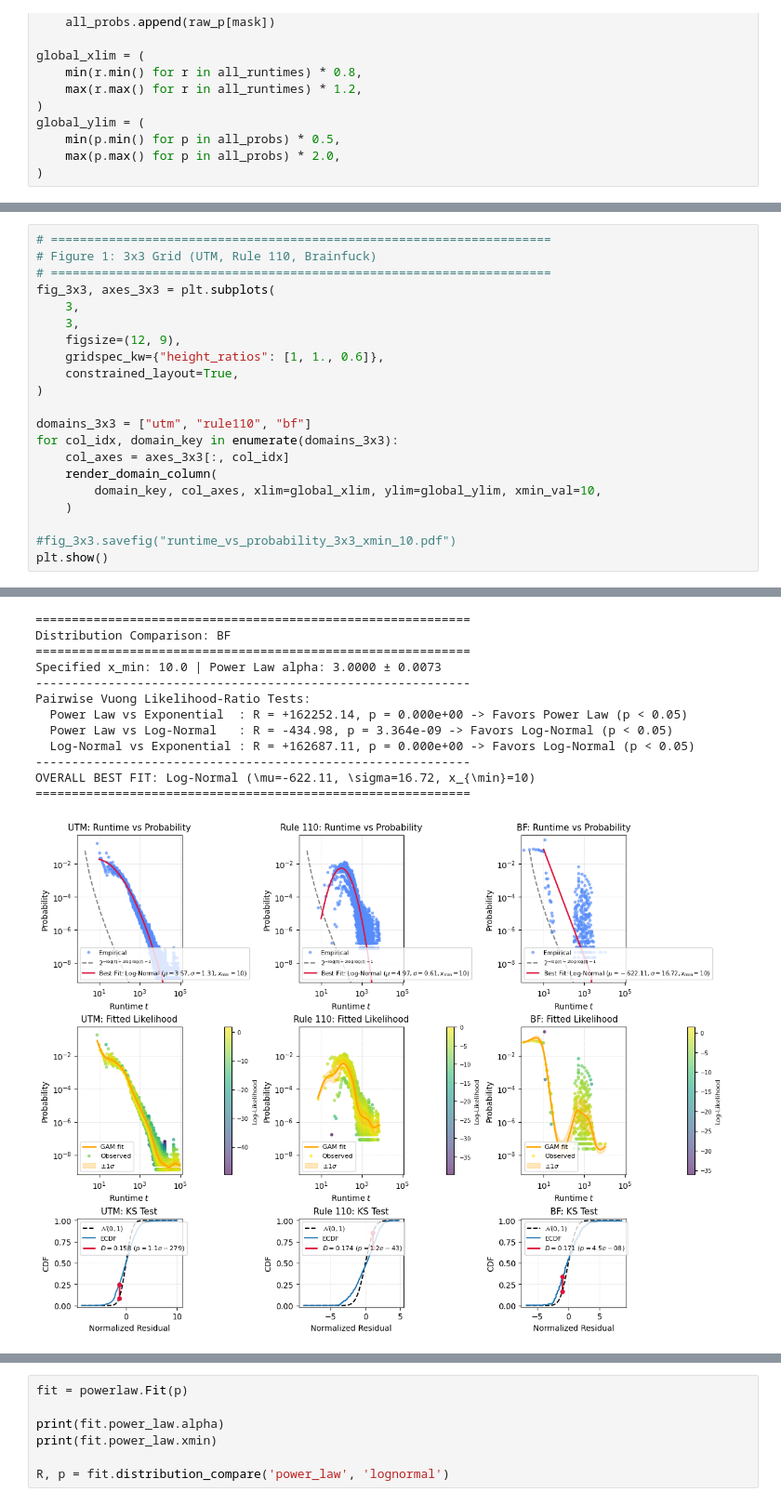
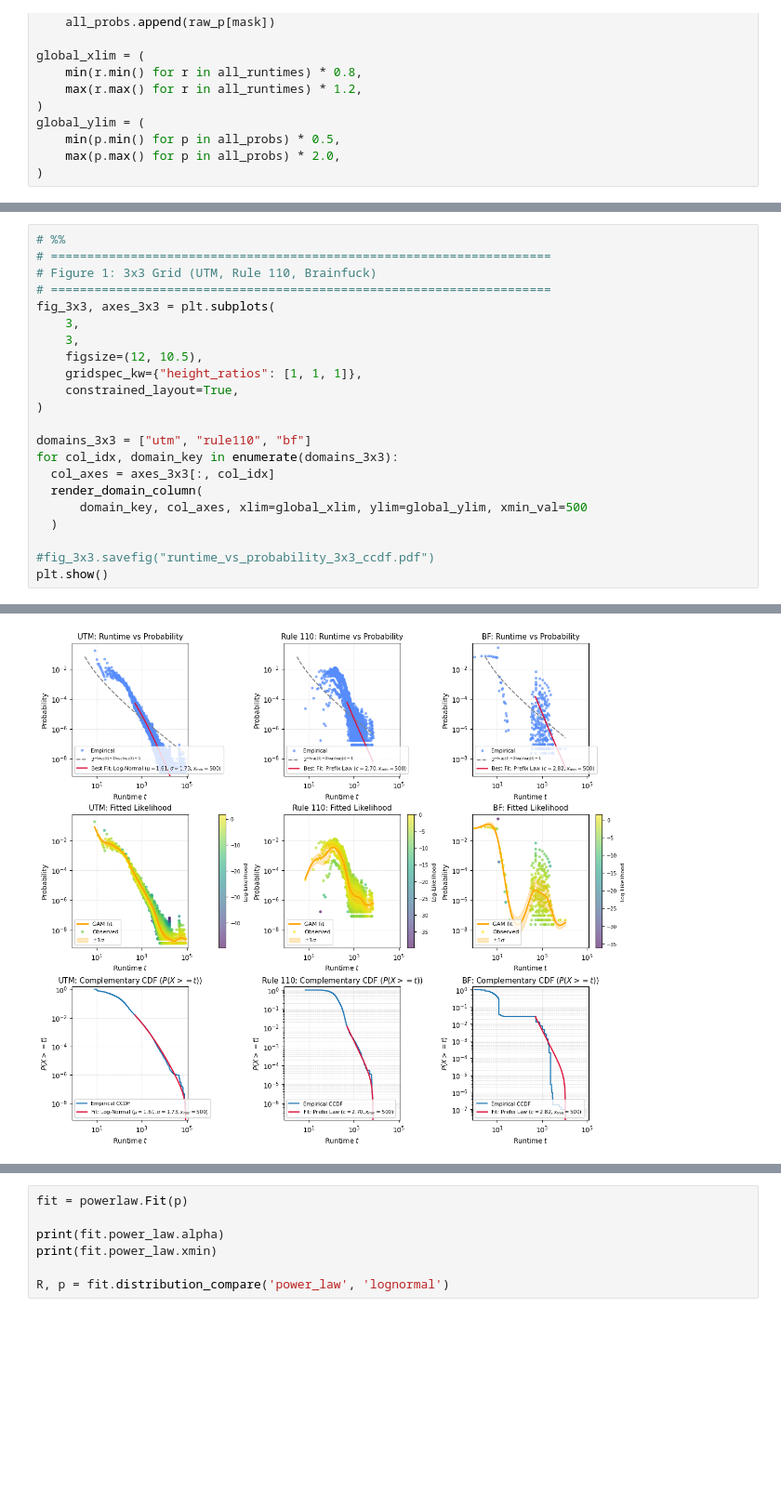
Before and after one commit to vincentherrmann/universal-computer-runtime-probabilities, a Jupyter notebook: Runtime_visualizations_grid.ipynb, the cells around one changed output, grey strips where cells are left out. Shown at 93% size. Drawn from its saved outputs; the diff is of its cells as text; blank space fills up the shorter version.

```diff
--- a/Runtime_visualizations_grid.ipynb
+++ b/Runtime_visualizations_grid.ipynb
@@ -365,3 +521,4 @@ def render_domain_column(
+# %%
 # %%
 # =====================================================================
 # Figure 1: 3x3 Grid (UTM, Rule 110, Brainfuck)
@@ -369,18 +526,18 @@ def render_domain_column(
 fig_3x3, axes_3x3 = plt.subplots(
     3,
     3,
-    figsize=(12, 9),
-    gridspec_kw={"height_ratios": [1, 1., 0.6]},
+    figsize=(12, 10.5),
+    gridspec_kw={"height_ratios": [1, 1, 1]},
     constrained_layout=True,
 )
 
 domains_3x3 = ["utm", "rule110", "bf"]
 for col_idx, domain_key in enumerate(domains_3x3):
-    col_axes = axes_3x3[:, col_idx]
-    render_domain_column(
-        domain_key, col_axes, xlim=global_xlim, ylim=global_ylim, xmin_val=10,
-    )
+  col_axes = axes_3x3[:, col_idx]
+  render_domain_column(
+      domain_key, col_axes, xlim=global_xlim, ylim=global_ylim, xmin_val=500
+  )
 
-#fig_3x3.savefig("runtime_vs_probability_3x3_xmin_10.pdf")
+#fig_3x3.savefig("runtime_vs_probability_3x3_ccdf.pdf")
 plt.show()
 # %% [output]
@@ -411,13 +561 @@ OVERALL BEST FIT: Log-Normal (\mu=4.97, \sigma=0.61, x_{\min}=10)
-============================================================
-Distribution Comparison: BF
-============================================================
-Specified x_min: 10.0 | Power Law alpha: 3.0000 ± 0.0073
-------------------------------------------------------------
-Pairwise Vuong Likelihood-Ratio Tests:
-  Power Law vs Exponential  : R = +162252.14, p = 0.000e+00 -> Favors Power Law (p < 0.05)
-  Power Law vs Log-Normal   : R = -434.98, p = 3.364e-09 -> Favors Log-Normal (p < 0.05)
-  Log-Normal vs Exponential : R = +162687.11, p = 0.000e+00 -> Favors Log-Normal (p < 0.05)
-------------------------------------------------------------
-OVERALL BEST FIT: Log-Normal (\mu=-622.11, \sigma=16.72, x_{\min}=10)
-============================================================
-[figure, old version]
+[figure, new version]
```
Also changed, not shown: parts of 8 cells of this notebook.
